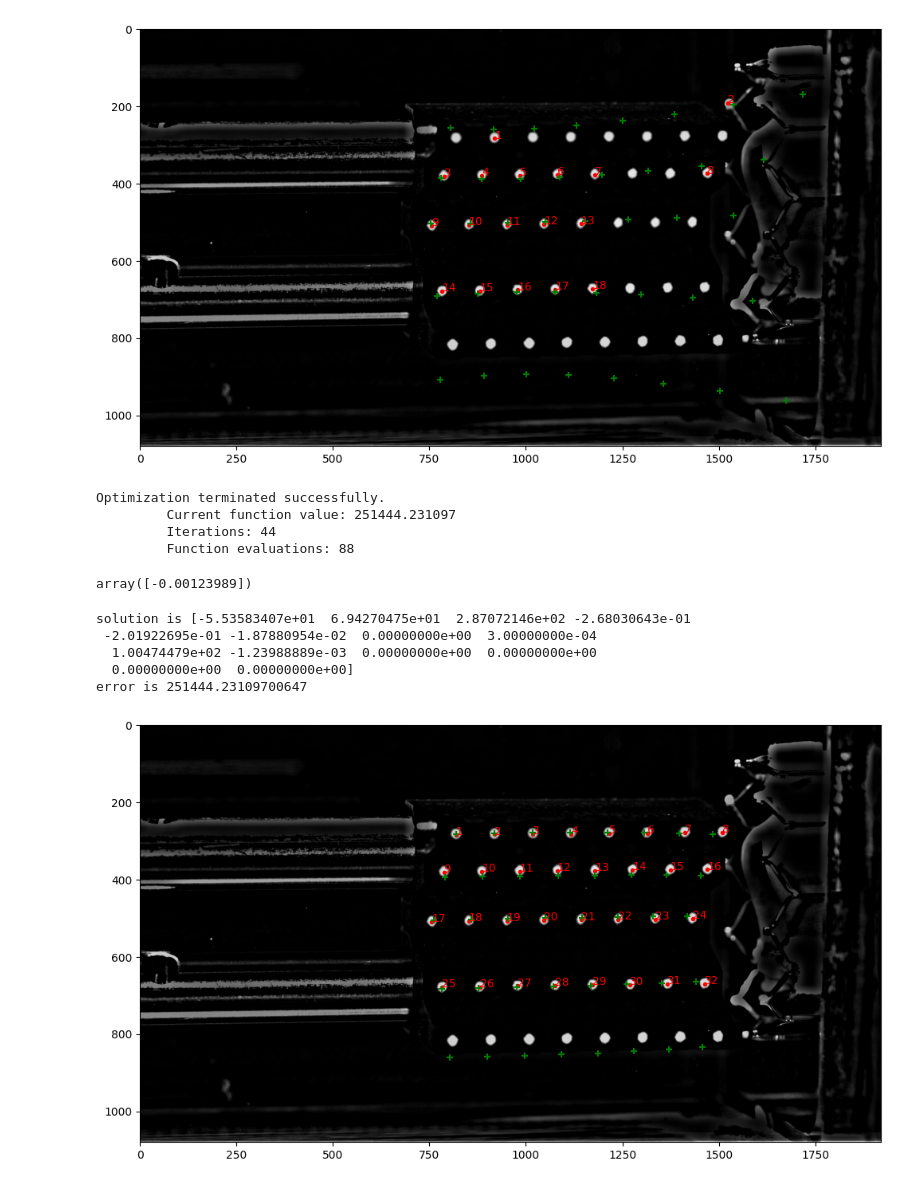
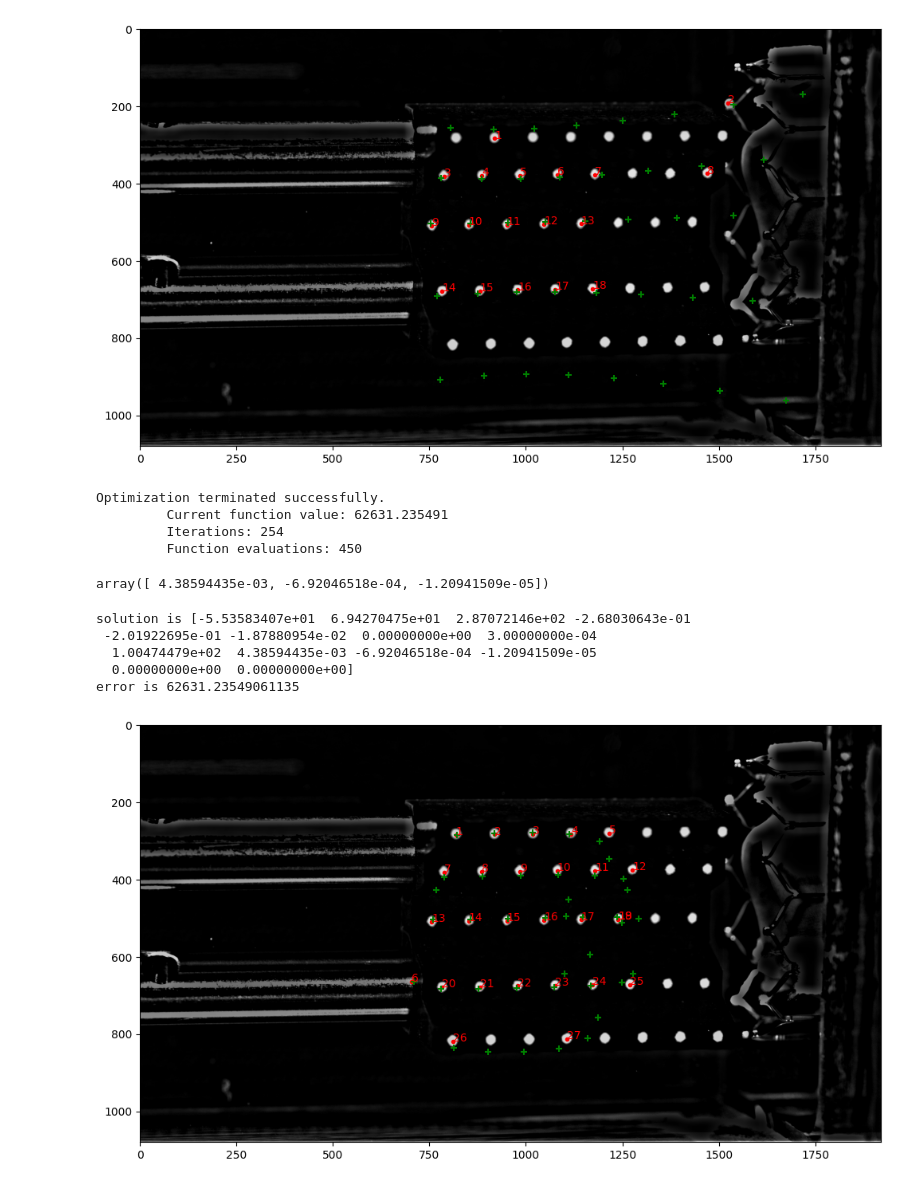
Before and after one commit to alexlib/pyptv, a Jupyter notebook: pyptv/pyptv.ipynb, the cells around one changed output. Saved outputs shown, nothing was run; the diff lists cells and outputs as text; code cells hidden in the pictures.

```diff
--- a/pyptv/pyptv.ipynb
+++ b/pyptv/pyptv.ipynb
@@ -736,86 +736,65 @@ i_cam = 0
 tmp = copy_calibration(cals[i_cam])
 
 def fitness(eps):
-    # for i_cam in range(1):
 
-    rd = tmp.get_radial_distortion()
-    rd[0] = eps
-    tmp.set_radial_distortion(rd)
-    # tmp.set_radial_distortion(tmp.get_radial_distortion() + np.array([eps, 0, 0]))
-    # print(tmp.get_radial_distortion())
-
-    # print(f'solution is {parse_calib(tmp)}')
-
+    tmp.set_radial_distortion(eps)
 
     x,y = get_targs(tmp, cal_points, detections[i_cam], cpar)
+    xc,yc = project_cal_points(cal_points, tmp, cpar)
 
-
-    # ax.imshow(high_passed[i_cam],cmap='gray')
-    # ax.scatter(x,y,marker='.', color='r')
-#     for xx,yy,ss in zip(x,y,pnr):
-#         ax.text(xx,yy,ss,color='r')
-
-    xc,yc = project_cal_points(cal_points, tmp, cpar)
-    # ax.scatter(xc, yc, 30, marker='+',color='g')
     known_2d = np.c_[xc,yc]
     calib_detect = np.c_[x,y]
 
     dists = np.linalg.norm(known_2d[None, :, :] - calib_detect[:, None, :],
                             axis=2).min(axis=0)
 
-
-    # print(f'error is {np.sum(dists**2)}')
-
     return np.sum(dists**2)
 # %%
 from scipy.optimize import minimize
-sol = minimize(fitness, 0.0, method='Nelder-Mead',options ={'disp':True})
+sol = minimize(fitness, [0., 0., 0.], method='Nelder-Mead',options ={'disp':True})
 # %% [output]
 Optimization terminated successfully.
-         Current function value: 251444.231097
-         Iterations: 44
-         Function evaluations: 88
+         Current function value: 62631.235491
+         Iterations: 254
+         Function evaluations: 450
 # %%
 sol.x
 # %% [output]
-array([-0.00123989])
+array([ 4.38594435e-03, -6.92046518e-04, -1.20941509e-05])
 # %%
 # for i_cam in range(1):
-i_cam = 0
+
 fig, ax = plt.subplots(figsize=(12,12))
-
 
 tmp = copy_calibration(cals[i_cam])
 
-rd = tmp.get_radial_distortion()
-rd[0] = sol.x
-tmp.set_radial_distortion(rd)
+tmp.set_radial_distortion(sol.x)
 
 solution = parse_calib(tmp)
 print(f'solution is {solution}')
 
 x,y = get_targs(tmp, cal_points, detections[i_cam], cpar)
 
 
 ax.imshow(high_passed[i_cam],cmap='gray')
 ax.scatter(x,y,marker='.', color='r')
 for xx,yy,ss in zip(x,y,pnr):
     ax.text(xx,yy,ss,color='r')
 
 xc,yc = project_cal_points(cal_points, tmp, cpar)
 ax.scatter(xc, yc, 30, marker='+',color='g')
 known_2d = np.c_[xc,yc]
 calib_detect = np.c_[x,y]
 
 dists = np.linalg.norm(known_2d[None, :, :] - calib_detect[:, None, :],
                         axis=2).min(axis=0)
 
 
 print(f'error is {np.sum(dists**2)}')
 # %% [output]
 solution is [-5.53583407e+01  6.94270475e+01  2.87072146e+02 -2.68030643e-01
  -2.01922695e-01 -1.87880954e-02  0.00000000e+00  3.00000000e-04
-  1.00474479e+02 -1.23988889e-03  0.00000000e+00  0.00000000e+00
+  1.00474479e+02  4.38594435e-03 -6.92046518e-04 -1.20941509e-05
   0.00000000e+00  0.00000000e+00]
-error is 251444.23109700647
+error is 62631.23549061135
-[figure, old version]
+[figure, new version]
```
